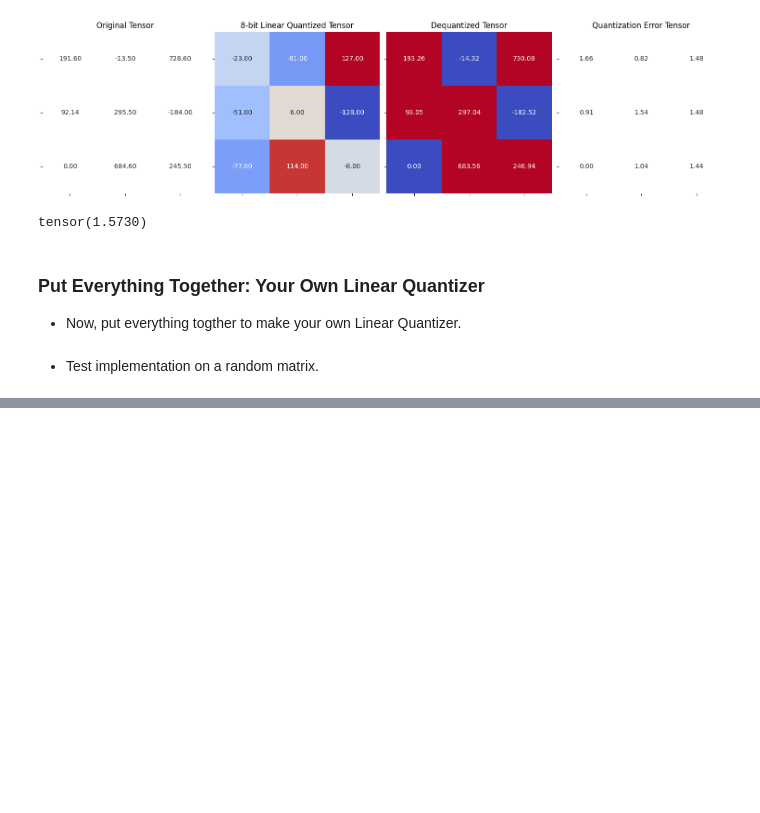
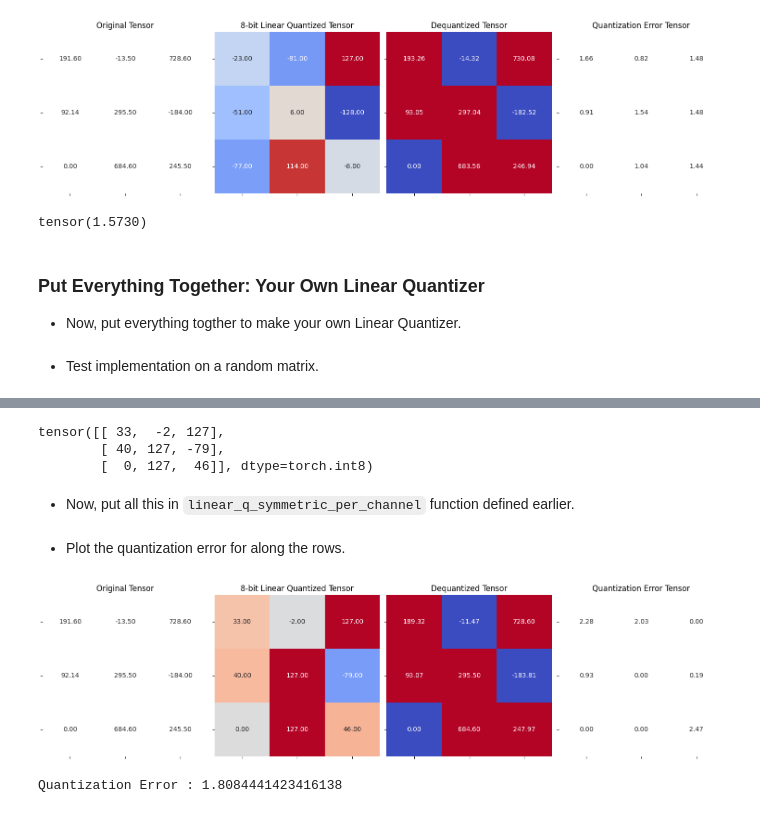
Before and after one commit to Matthew11012/LLM_Crash_Course, a Jupyter notebook: week3/quantization.ipynb, the cells around one changed output, grey strips where cells are left out. Saved outputs shown, nothing was run; the diff lists cells and outputs as text; code cells hidden in the pictures; blank space fills up the shorter version.

```diff
--- a/week3/quantization.ipynb
+++ b/week3/quantization.ipynb
@@ -239,0 +447,52 @@ tensor(1.3877e-05)
+# %%
+quantized_tensor = linear_q_with_scale_and_zero_point(test_tensor, scale=scale, zero_point=0)
+quantized_tensor
+# %% [output]
+tensor([[ 33,  -2, 127],
+        [ 40, 127, -79],
+        [  0, 127,  46]], dtype=torch.int8)
+# %% [markdown]
+- Now, put all this in `linear_q_symmetric_per_channel` function defined earlier.
+# %%
+def linear_q_symmetric_per_channel(r_tensor, dim, dtype=torch.int8):
+    output_dim = r_tensor.shape[dim]
+    # store the scales
+    scale = torch.zeros(output_dim)
+
+    for index in range(output_dim):
+        sub_tensor = r_tensor.select(dim, index)
+        scale[index] = get_q_scale_symmetric(sub_tensor, dtype=dtype)
+
+    # reshape the scale
+    scale_shape = [1] * r_tensor.dim()
+    scale_shape[dim] = -1
+    scale = scale.view(scale_shape)
+    quantized_tensor = linear_q_with_scale_and_zero_point(r_tensor, scale=scale, zero_point=0, dtype=dtype)
+
+    return quantized_tensor, scale
+# %%
+test_tensor=torch.tensor(
+    [[191.6, -13.5, 728.6],
+     [92.14, 295.5,  -184],
+     [0,     684.6, 245.5]]
+)
+# %%
+### along the rows (dim = 0)
+quantized_tensor_0, scale_0 = linear_q_symmetric_per_channel(
+    test_tensor, dim=0)
+
+### along the columns (dim = 1)
+quantized_tensor_1, scale_1 = linear_q_symmetric_per_channel(
+    test_tensor, dim=1)
+# %% [markdown]
+- Plot the quantization error for along the rows.
+# %%
+dequantized_tensor_0 = linear_dequantization(quantized_tensor_0, scale_0, 0)
+
+plot_quantization_errors(test_tensor, quantized_tensor_0, dequantized_tensor_0)
+# %% [output]
+[figure, added]
+# %%
+print(f"""Quantization Error : {quantization_error(test_tensor, dequantized_tensor_0)}""")
+# %% [output]
+Quantization Error : 1.8084441423416138
```
Also changed, not shown: parts of 61 cells of this notebook.
